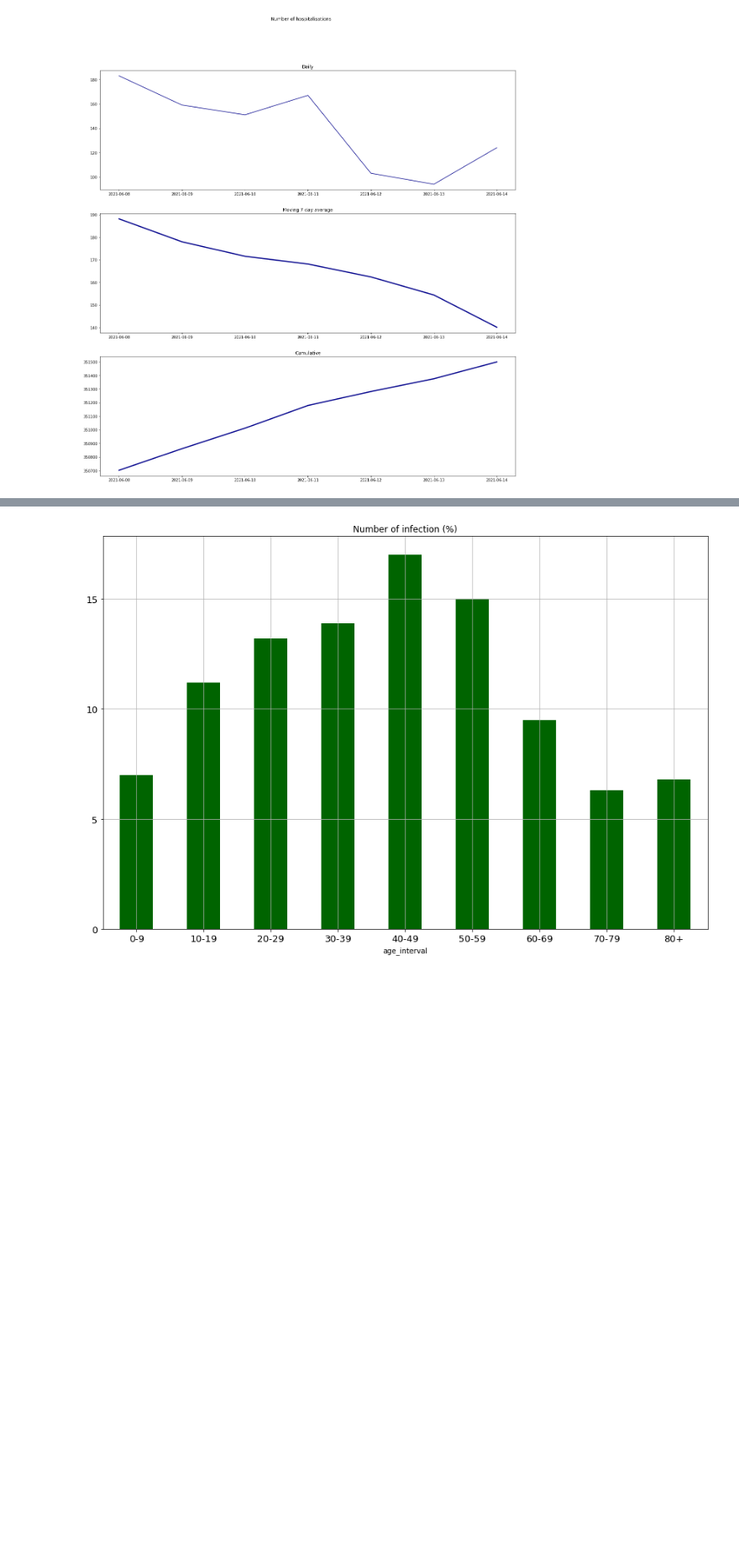
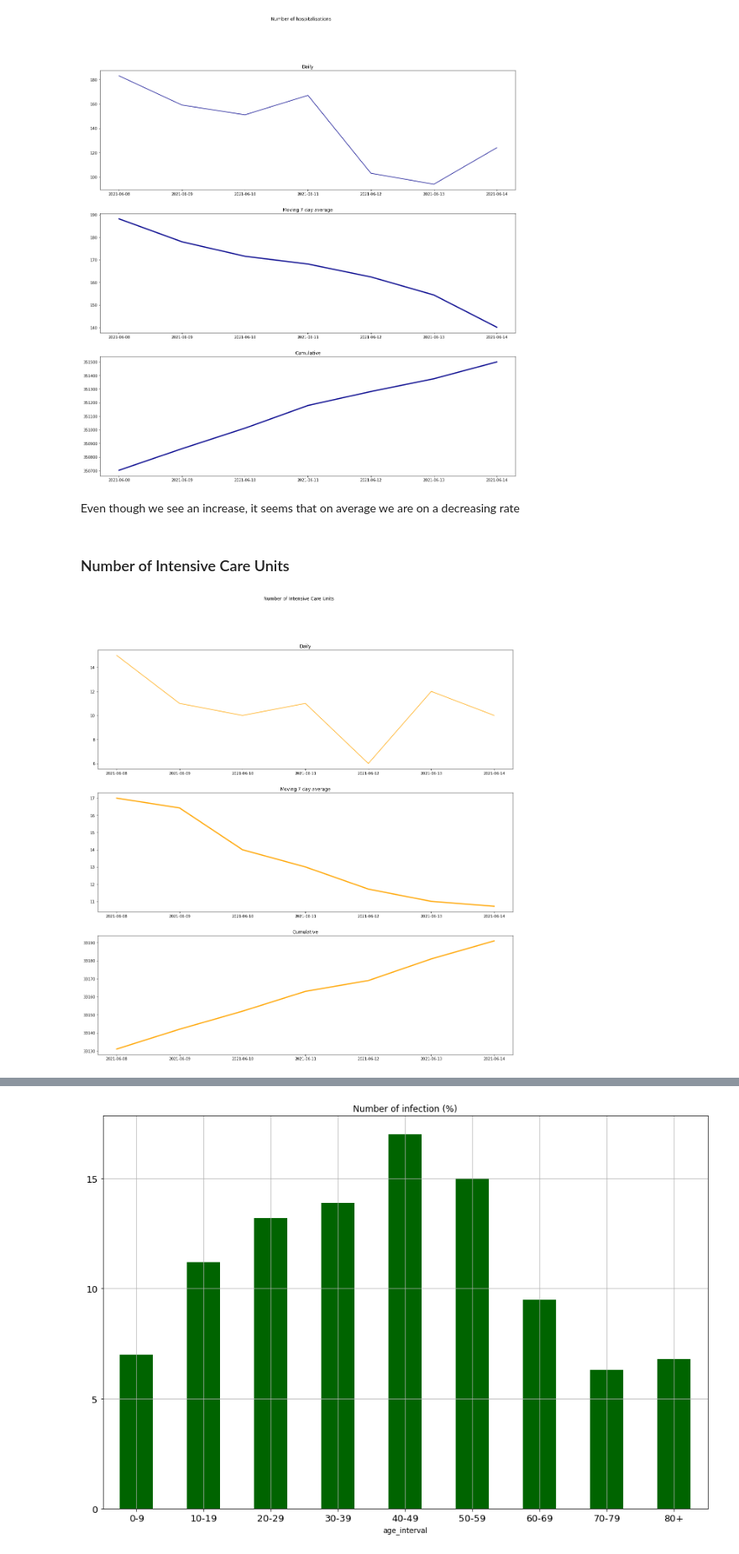
Before and after one commit to ffreire92/final_project, a Jupyter notebook: Pandemic_v2.ipynb, the cells around one changed output, grey strips where cells are left out. Shown at 84% size. Cells and saved outputs as stored; diff of their text form; code cells hidden in the pictures; blank space fills up the shorter version.

Commit message:
2306 pandemic overview finished

```diff
--- a/Pandemic_v2.ipynb
+++ b/Pandemic_v2.ipynb
@@ -179,3 +189,11 @@ overview(last7, 'Number of infections')
 overview(last7, 'Number of hospitalisations')
 # %% [output]
 [figure]
+# %% [markdown]
+Even though we see an increase, it seems that on average we are on a decreasing rate
+# %% [markdown]
+### Number of Intensive Care Units
+# %%
+overview(last7, 'Number of Intensive Care Units')
+# %% [output]
+[figure, added]
```
Also changed, not shown: parts of 33 cells of this notebook.
